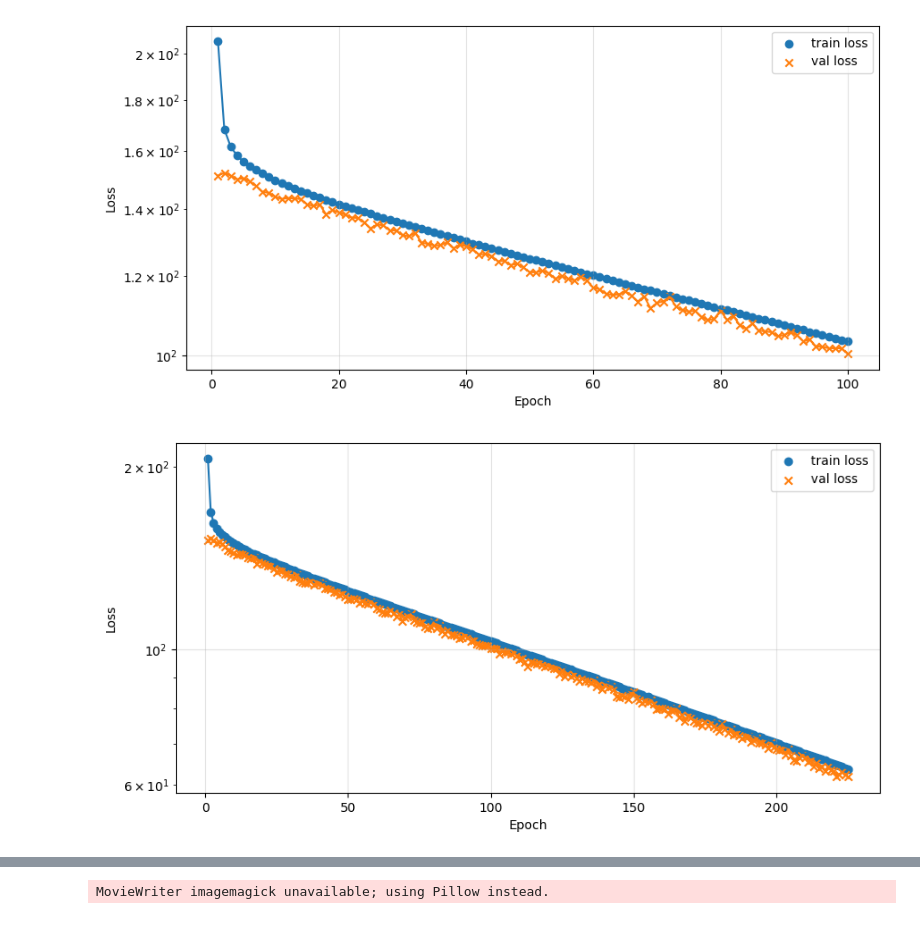
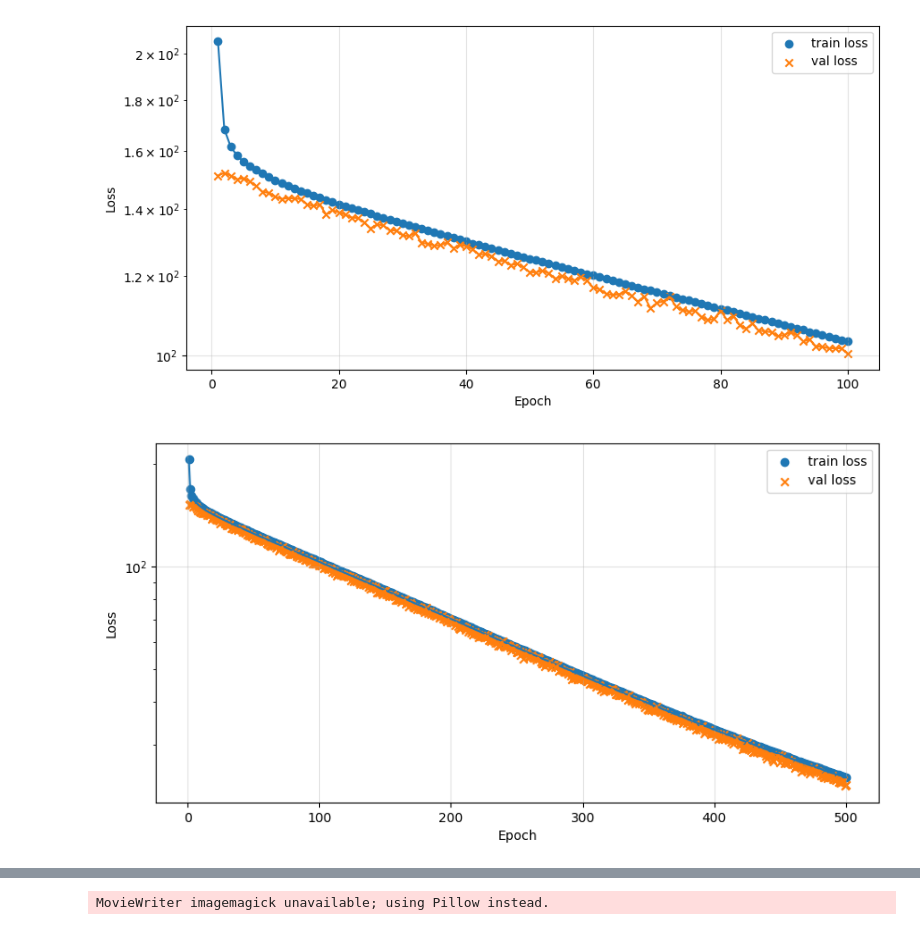
Before and after one commit to CKleiber/SciML-Seminar, a Jupyter notebook: PlayingWithVAE.ipynb, the cells around one changed output, grey strips where cells are left out. Saved outputs shown, nothing was run; the diff lists cells and outputs as text; code cells hidden in the pictures.

Commit message:
Continue training the model

```diff
--- a/PlayingWithVAE.ipynb
+++ b/PlayingWithVAE.ipynb
@@ -238,20 +238,20 @@ else:
 # %%
 # continue training
 
 vae = VAE(BOTTLENECK_SIZE=50)
 vae.load_state_dict(torch.load('models/cartoon_vae_new.pt'))
 
-loss_history_new = train_vae(vae, trainloader, valloader, n_epochs=5) # for me: run time ~ 24 hours
+loss_history_new = train_vae(vae, trainloader, valloader, n_epochs=50) # for me: run time ~ 24 hours
 
 loss_history = np.load('models/cartoon_vae_new_loss.npy', allow_pickle=True).item()
 loss_history['train'] += loss_history_new['train']
 loss_history['val'] += loss_history_new['val']
 
 torch.save(vae.state_dict(), 'models/cartoon_vae_new.pt')
 np.save('models/cartoon_vae_new_loss.npy', loss_history)
 plot_loss_history(loss_history)
 # %% [output]
-[figure, old version]
+[figure, new version]
 # %%
 # plot original and reconstructions
 
```
Also changed, not shown: parts of 6 cells of this notebook, 2 other files.
